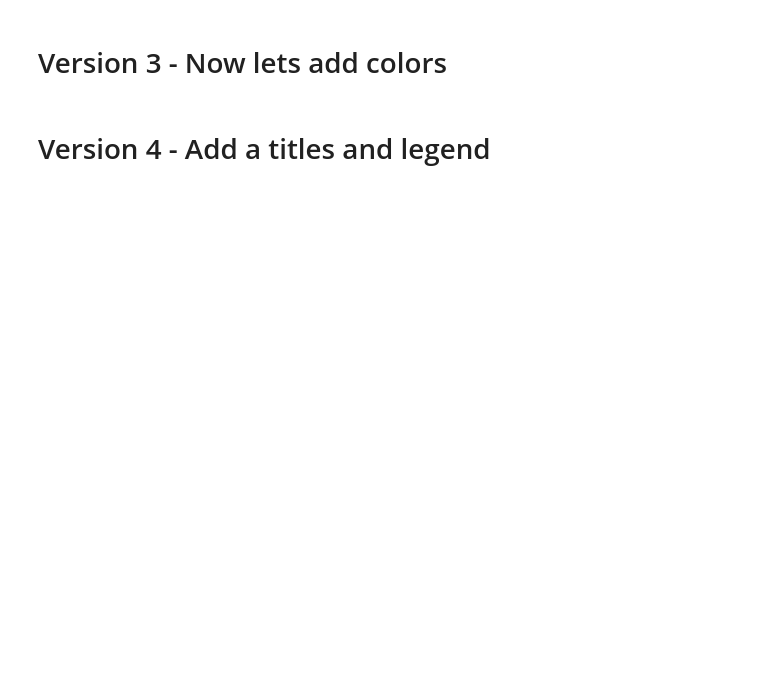
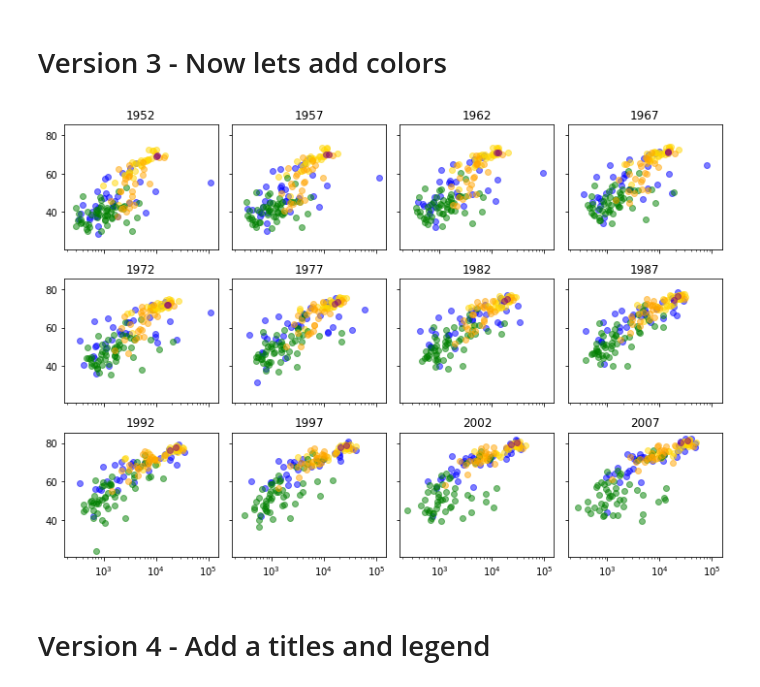
Before and after one commit to PhilChodrow/PIC16A, a Jupyter notebook: Content_Mike/LiveLectures/InClassCode0727 - Visualization.ipynb, the cells around one changed output. Cells and saved outputs as stored; diff of their text form; code cells hidden in the pictures; blank space fills up the shorter version.

```diff
--- a/Content_Mike/LiveLectures/InClassCode0727 - Visualization.ipynb
+++ b/Content_Mike/LiveLectures/InClassCode0727 - Visualization.ipynb
@@ -28,4 +90,42 @@ How can we improve this?
 # %% [markdown]
 # Version 3 - Now lets add colors
+# %%
+colors={
+    "Asia":"Blue",
+    "Europe":"Gold",
+    "Africa":"Green",
+    "Americas":"Orange",
+    "Oceania":"Purple"
+}
+years=gapminder["year"].unique()
+
+continents=gapminder["continent"].unique()
+
+m_cols=4
+m_rows=int(len(years)/m_cols)
+
+fig,ax=plt.subplots(m_rows,m_cols, figsize=(10,7),sharex=True,sharey=True)
+
+for k in range(len(years)):
+    year_data=gapminder[gapminder["year"]==years[k]]
+
+    row= k//m_cols
+    col= k%m_cols
+
+    for j in range(len(continents)):
+
+        continent_data=year_data[year_data["continent"]==continents[j]]
+
+        ax[row,col].scatter(continent_data['gdpPercap'],
+                            continent_data['lifeExp'],
+                            alpha=.5,
+                            color=colors[continents[j]])
+        ax[row,col].semilogx()
+
+    ax[row,col].set(title=years[k])
+
+    plt.tight_layout()
+# %% [output]
+[figure, added]
 # %% [markdown]
 # Version 4 - Add a titles and legend
```
Also changed, not shown: parts of 6 cells of this notebook, 26 other files.
